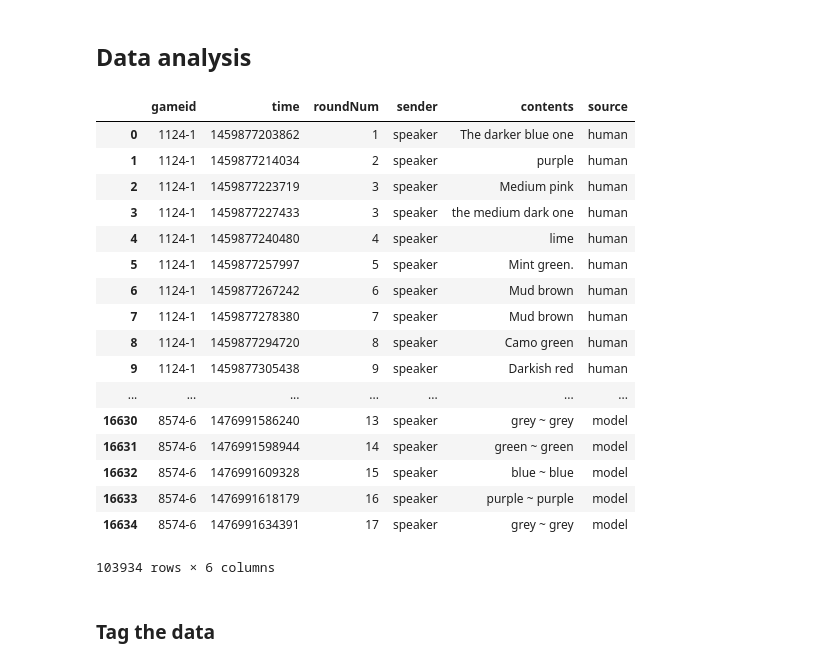
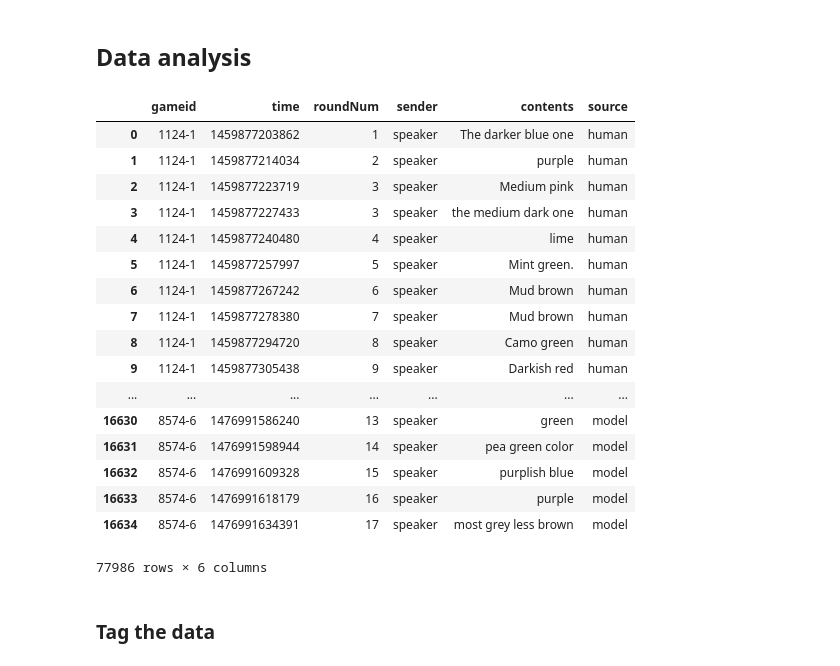
Before and after one commit to futurulus/coop-nets, a Jupyter notebook: behavioralAnalysis/tagPOS.ipynb, the cells around one changed output. Drawn from its saved outputs; the diff is of its cells as text; code cells hidden in the pictures.

```diff
--- a/behavioralAnalysis/tagPOS.ipynb
+++ b/behavioralAnalysis/tagPOS.ipynb
@@ -108,26 +108,26 @@ def is_comparative(word, pos, check_lemmatizer=False):
 # %%
 d_human = (pd.read_csv('humanOutput/colorReferenceMessage2.csv')
      .assign(source = 'human'))
-d_model = (pd.read_csv('modelOutput/speaker_big_s0_untuned_message.csv')
+d_model = (pd.read_csv('modelOutput/speaker_big_sl_sampled_message.csv')
      .assign(source = 'model'))
 d = d_human.append(d_model)
 d
 # %% [output]
 |  | gameid | time | roundNum | sender | contents | source |
 | 0 | 1124-1 | 1459877203862 | 1 | speaker | The darker blue one | human |
 | 1 | 1124-1 | 1459877214034 | 2 | speaker | purple | human |
 | 2 | 1124-1 | 1459877223719 | 3 | speaker | Medium pink | human |
 | 3 | 1124-1 | 1459877227433 | 3 | speaker | the medium dark one | human |
 | 4 | 1124-1 | 1459877240480 | 4 | speaker | lime | human |
 | 5 | 1124-1 | 1459877257997 | 5 | speaker | Mint green. | human |
 | 6 | 1124-1 | 1459877267242 | 6 | speaker | Mud brown | human |
 | 7 | 1124-1 | 1459877278380 | 7 | speaker | Mud brown | human |
 | 8 | 1124-1 | 1459877294720 | 8 | speaker | Camo green | human |
 | 9 | 1124-1 | 1459877305438 | 9 | speaker | Darkish red | human |
 | ... | ... | ... | ... | ... | ... | ... |
-| 16630 | 8574-6 | 1476991586240 | 13 | speaker | grey ~ grey | model |
-| 16631 | 8574-6 | 1476991598944 | 14 | speaker | green ~ green | model |
-| 16632 | 8574-6 | 1476991609328 | 15 | speaker | blue ~ blue | model |
-| 16633 | 8574-6 | 1476991618179 | 16 | speaker | purple ~ purple | model |
-| 16634 | 8574-6 | 1476991634391 | 17 | speaker | grey ~ grey | model |
+| 16630 | 8574-6 | 1476991586240 | 13 | speaker | green | model |
+| 16631 | 8574-6 | 1476991598944 | 14 | speaker | pea green color | model |
+| 16632 | 8574-6 | 1476991609328 | 15 | speaker | purplish blue | model |
+| 16633 | 8574-6 | 1476991618179 | 16 | speaker | purple | model |
+| 16634 | 8574-6 | 1476991634391 | 17 | speaker | most grey less brown | model |
-103934 rows × 6 columns
+77986 rows × 6 columns
```
Also changed, not shown: parts of 6 cells of this notebook, 4 other files.
